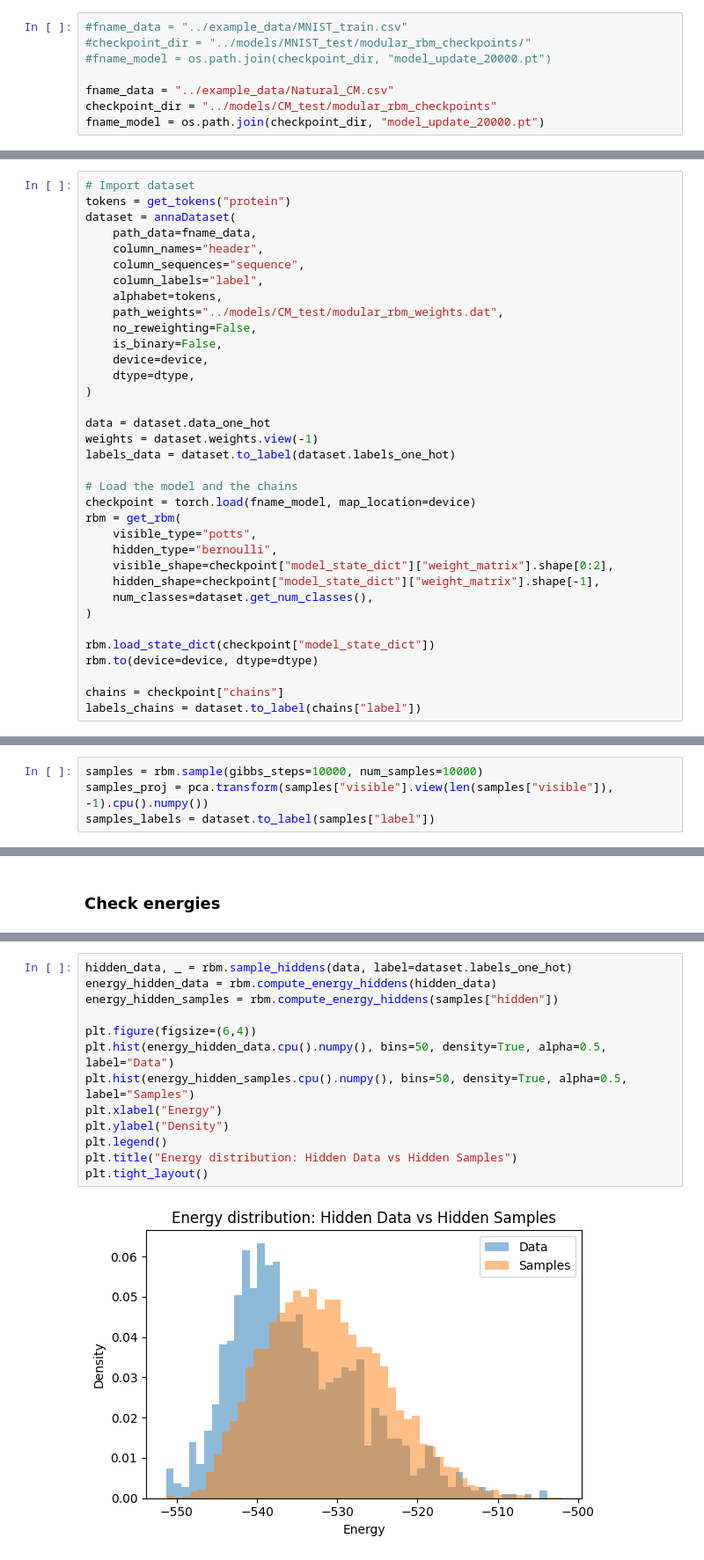
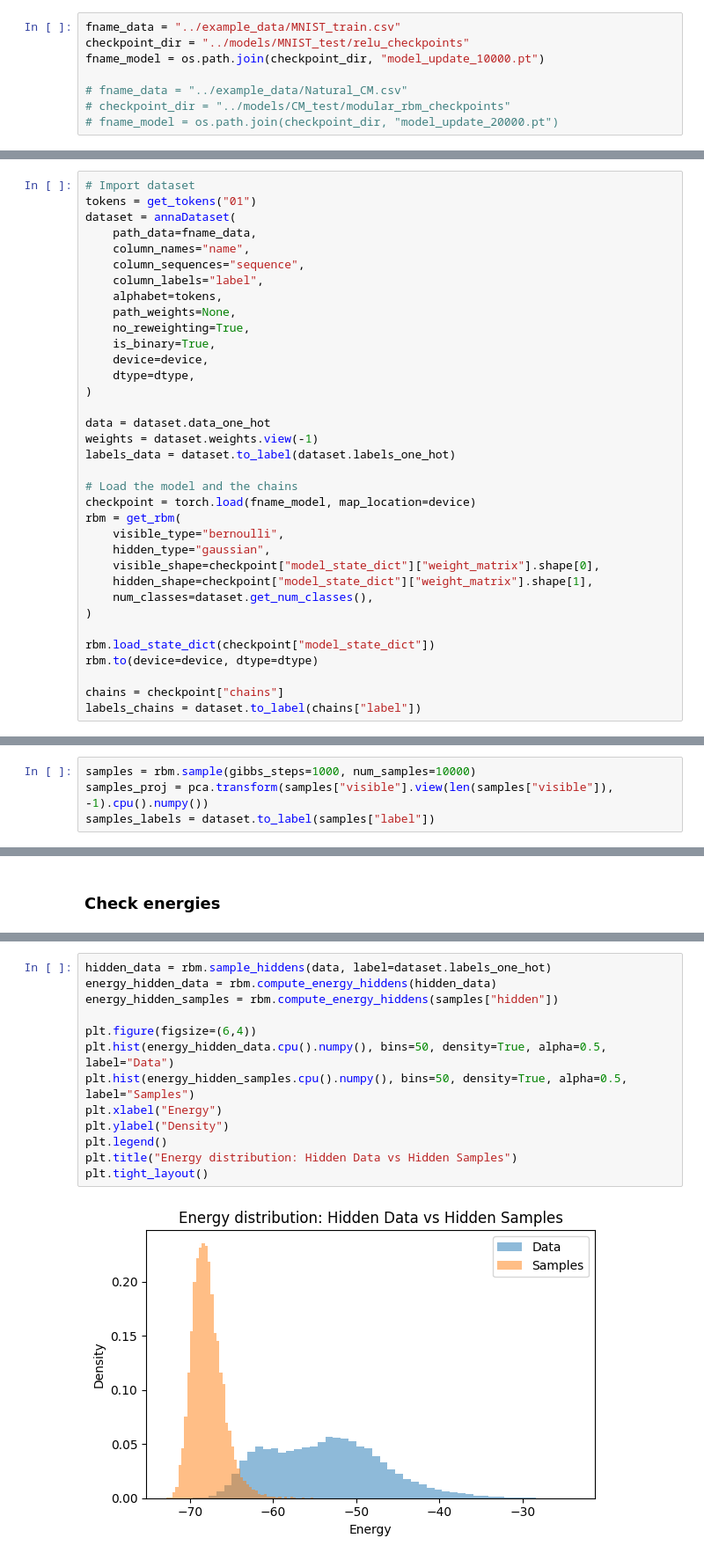
Before and after one commit to rossetl/annaDCA, a Jupyter notebook: tutorials/use_rbm.ipynb, the cells around one changed output, grey strips where cells are left out. Shown at 88% size. Drawn from its saved outputs; the diff is of its cells as text.

Commit message:
Implemented Gaussian Layer

```diff
--- a/tutorials/use_rbm.ipynb
+++ b/tutorials/use_rbm.ipynb
@@ -11,28 +11,28 @@ from annadca.dataset import annaDataset
 from annadca.utils import get_eigenvalues_history
 from annadca.plot import plot_PCA
 # %%
-#fname_data = "../example_data/MNIST_train.csv"
-#checkpoint_dir = "../models/MNIST_test/modular_rbm_checkpoints/"
-#fname_model = os.path.join(checkpoint_dir, "model_update_20000.pt")
+fname_data = "../example_data/MNIST_train.csv"
+checkpoint_dir = "../models/MNIST_test/relu_checkpoints"
+fname_model = os.path.join(checkpoint_dir, "model_update_10000.pt")
 
-fname_data = "../example_data/Natural_CM.csv"
-checkpoint_dir = "../models/CM_test/modular_rbm_checkpoints"
-fname_model = os.path.join(checkpoint_dir, "model_update_20000.pt")
+# fname_data = "../example_data/Natural_CM.csv"
+# checkpoint_dir = "../models/CM_test/modular_rbm_checkpoints"
+# fname_model = os.path.join(checkpoint_dir, "model_update_20000.pt")
 # %%
 device = torch.device("cuda" if torch.cuda.is_available() else "cpu")
 dtype = torch.float32
 # %%
 # Import dataset
-tokens = get_tokens("protein")
+tokens = get_tokens("01")
 dataset = annaDataset(
     path_data=fname_data,
-    column_names="header",
+    column_names="name",
     column_sequences="sequence",
     column_labels="label",
     alphabet=tokens,
-    path_weights="../models/CM_test/modular_rbm_weights.dat",
-    no_reweighting=False,
-    is_binary=False,
+    path_weights=None,
+    no_reweighting=True,
+    is_binary=True,
     device=device,
     dtype=dtype,
 )
@@ -44,10 +44,10 @@ labels_data = dataset.to_label(dataset.labels_one_hot)
 # Load the model and the chains
 checkpoint = torch.load(fname_model, map_location=device)
 rbm = get_rbm(
-    visible_type="potts",
-    hidden_type="bernoulli",
-    visible_shape=checkpoint["model_state_dict"]["weight_matrix"].shape[0:2],
-    hidden_shape=checkpoint["model_state_dict"]["weight_matrix"].shape[-1],
+    visible_type="bernoulli",
+    hidden_type="gaussian",
+    visible_shape=checkpoint["model_state_dict"]["weight_matrix"].shape[0],
+    hidden_shape=checkpoint["model_state_dict"]["weight_matrix"].shape[1],
     num_classes=dataset.get_num_classes(),
 )
 
@@ -88,7 +120,7 @@ fig.tight_layout()
 # %% [markdown]
 ### Sample unconditioned
 # %%
-samples = rbm.sample(gibbs_steps=10000, num_samples=10000)
+samples = rbm.sample(gibbs_steps=1000, num_samples=10000)
 samples_proj = pca.transform(samples["visible"].view(len(samples["visible"]), -1).cpu().numpy())
 samples_labels = dataset.to_label(samples["label"])
 # %%
@@ -212,17 +244,17 @@ plt.tight_layout()
 # %%
-hidden_data, _ = rbm.sample_hiddens(data, label=dataset.labels_one_hot)
+hidden_data = rbm.sample_hiddens(data, label=dataset.labels_one_hot)
 energy_hidden_data = rbm.compute_energy_hiddens(hidden_data)
 energy_hidden_samples = rbm.compute_energy_hiddens(samples["hidden"])
 
 plt.figure(figsize=(6,4))
 plt.hist(energy_hidden_data.cpu().numpy(), bins=50, density=True, alpha=0.5, label="Data")
 plt.hist(energy_hidden_samples.cpu().numpy(), bins=50, density=True, alpha=0.5, label="Samples")
 plt.xlabel("Energy")
 plt.ylabel("Density")
 plt.legend()
 plt.title("Energy distribution: Hidden Data vs Hidden Samples")
 plt.tight_layout()
 # %% [output]
-[figure, old version]
+[figure, new version]
 # %%
 lowest_energy_hidden = hidden_data[energy_hidden_data.argmin()]
```
Also changed, not shown: parts of 12 cells of this notebook, 10 other files.
